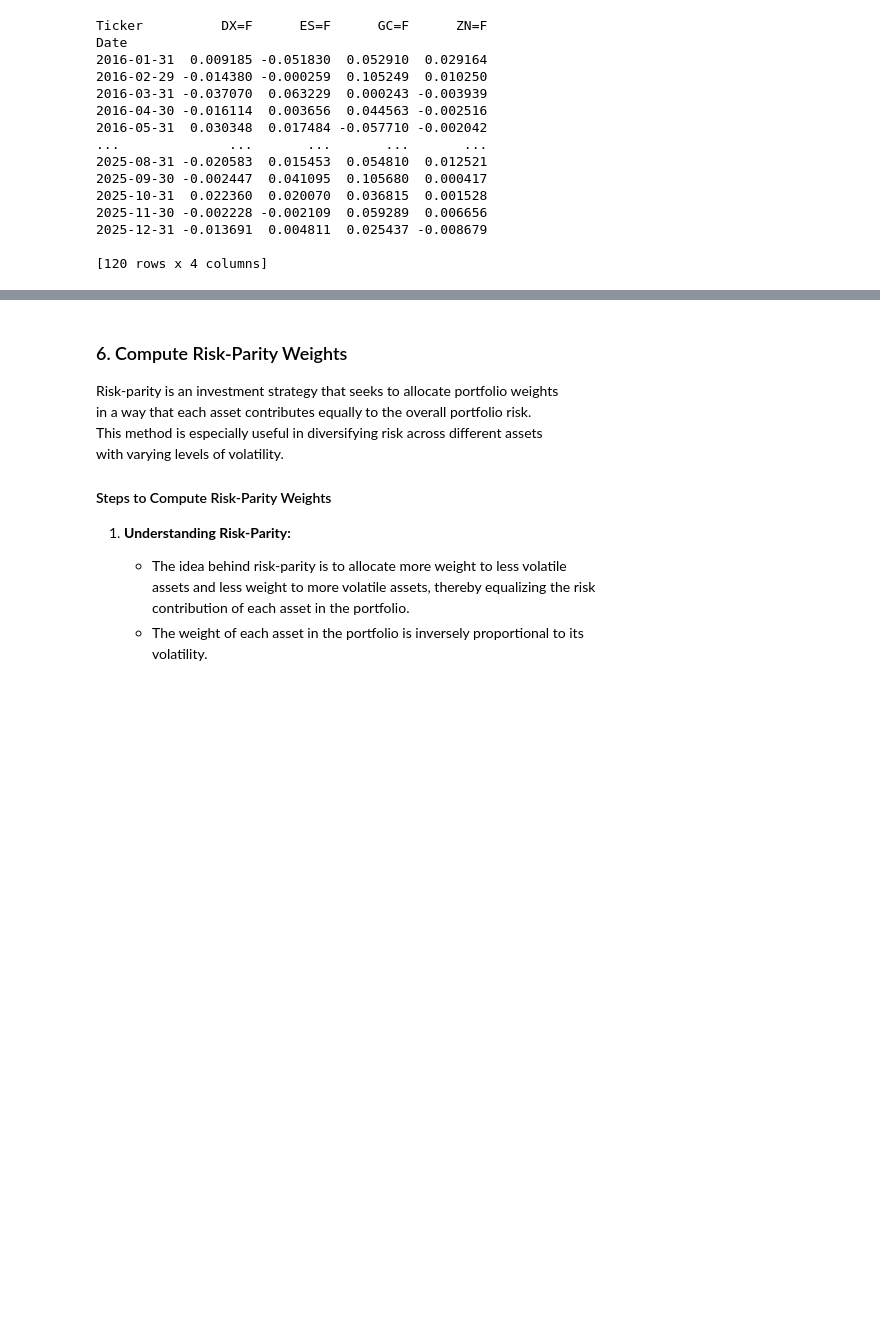
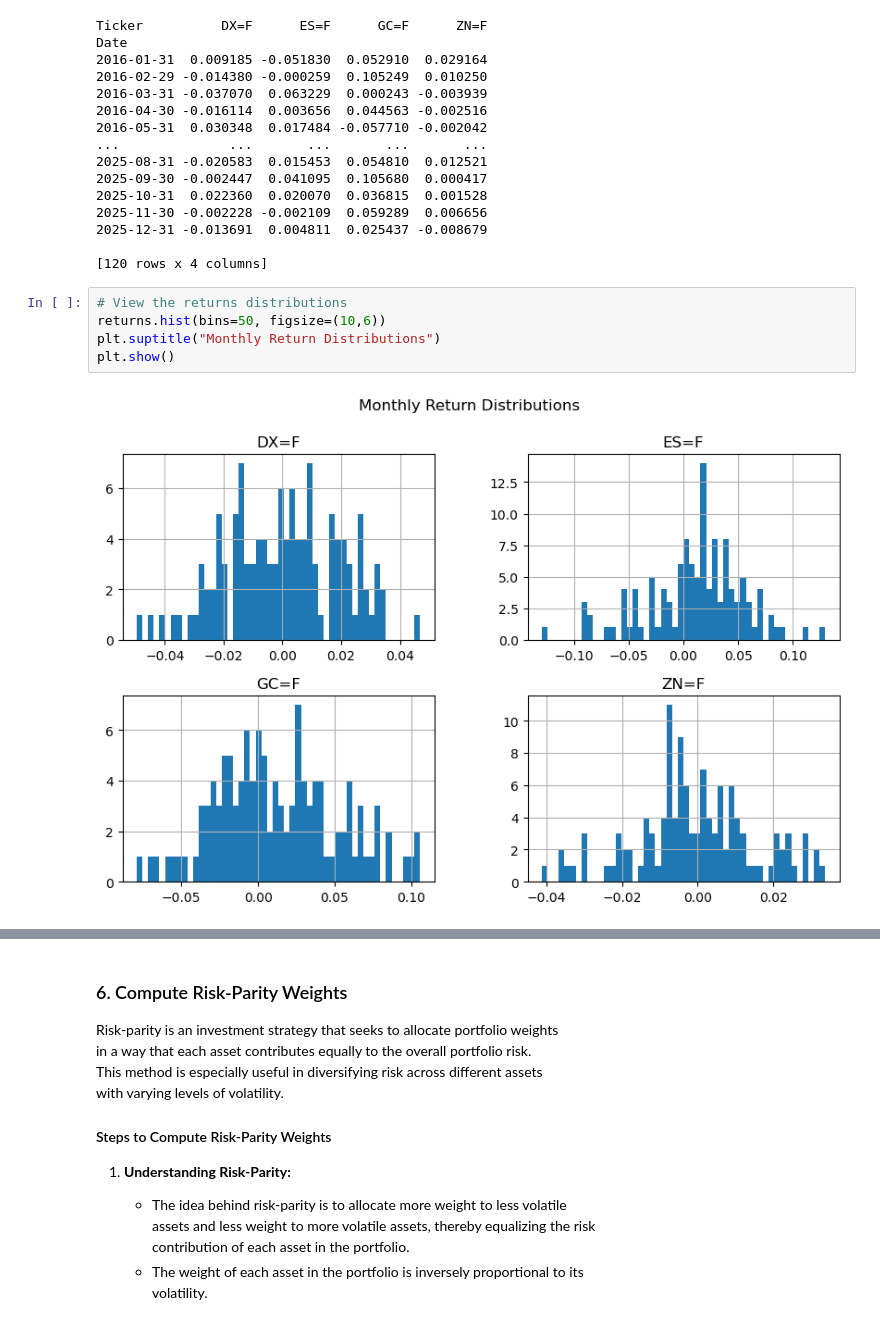
Before and after one commit to waynebar69/risk-parity-portfolio-backtesting, a Jupyter notebook: notebooks/risk_parity_portfolio_backtest.ipynb, the cells around one changed output, grey strips where cells are left out. Drawn from its saved outputs; the diff is of its cells as text; blank space fills up the shorter version.

```diff
--- a/notebooks/risk_parity_portfolio_backtest.ipynb
+++ b/notebooks/risk_parity_portfolio_backtest.ipynb
@@ -272,3 +272,10 @@ Date
 2025-12-31 -0.013691  0.004811  0.025437 -0.008679
 
 [120 rows x 4 columns]
+# %%
+# View the returns distributions
+returns.hist(bins=50, figsize=(10,6))
+plt.suptitle("Monthly Return Distributions")
+plt.show()
+# %% [output]
+[figure, added]
```
Also changed, not shown: parts of 4 cells of this notebook.
